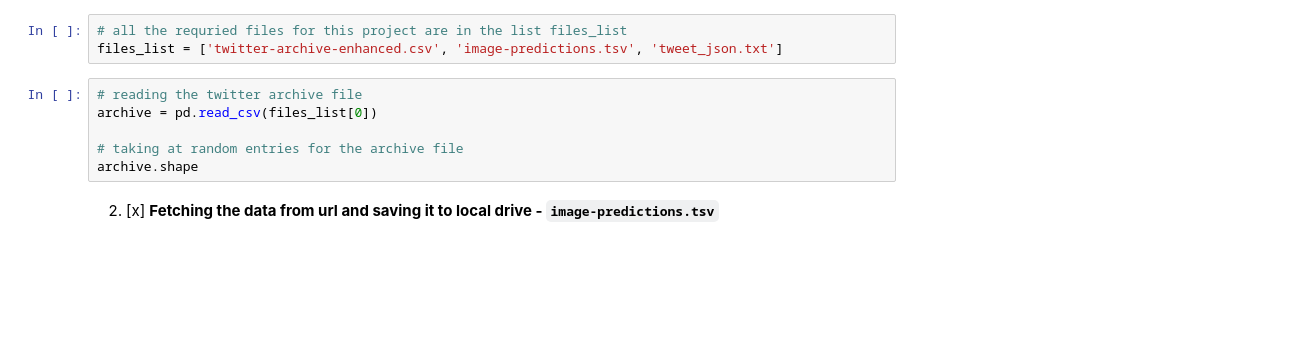
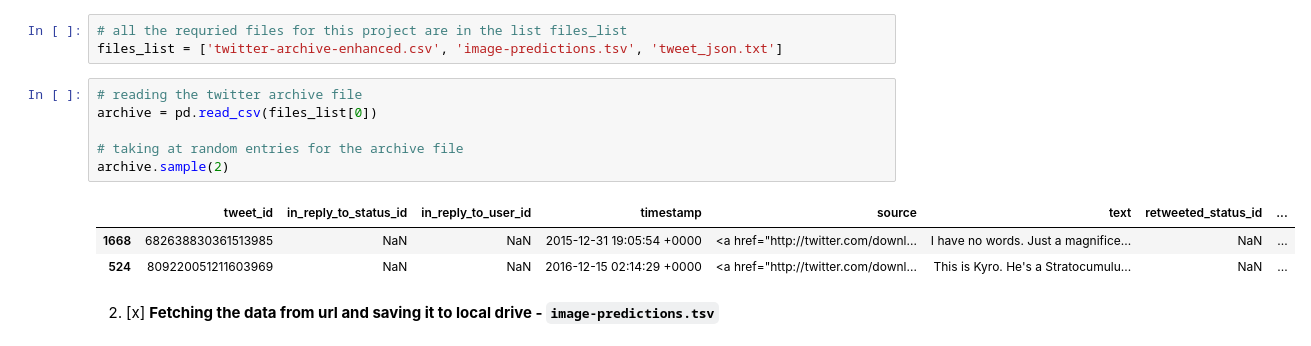
Before and after one commit to saikn85/Wrangle_WeRateDogs, a Jupyter notebook: wrangle_act.ipynb, the cells around one changed output. Cells and saved outputs as stored; diff of their text form; blank space fills up the shorter version.

```diff
--- a/wrangle_act.ipynb
+++ b/wrangle_act.ipynb
@@ -29,9 +29,13 @@ files_list = ['twitter-archive-enhanced.csv', 'image-predictions.tsv', 'tweet_js
 # %%
 # reading the twitter archive file
 archive = pd.read_csv(files_list[0])
 
 # taking at random entries for the archive file
-archive.shape
+archive.sample(2)
+# %% [output]
+|  | tweet_id | in_reply_to_status_id | in_reply_to_user_id | timestamp | source | text | retweeted_status_id | ... |
+| 1668 | 682638830361513985 | NaN | NaN | 2015-12-31 19:05:54 +0000 | <a href="http://twitter.com/downl... | I have no words. Just a magnifice... | NaN | ... |
+| 524 | 809220051211603969 | NaN | NaN | 2016-12-15 02:14:29 +0000 | <a href="http://twitter.com/downl... | This is Kyro. He's a Stratocumulu... | NaN | ... |
 # %% [markdown]
 2. [x] **Fetching the data from url and saving it to local drive - `image-predictions.tsv`**
 # %%
```
Also changed, not shown: parts of 60 cells of this notebook.
